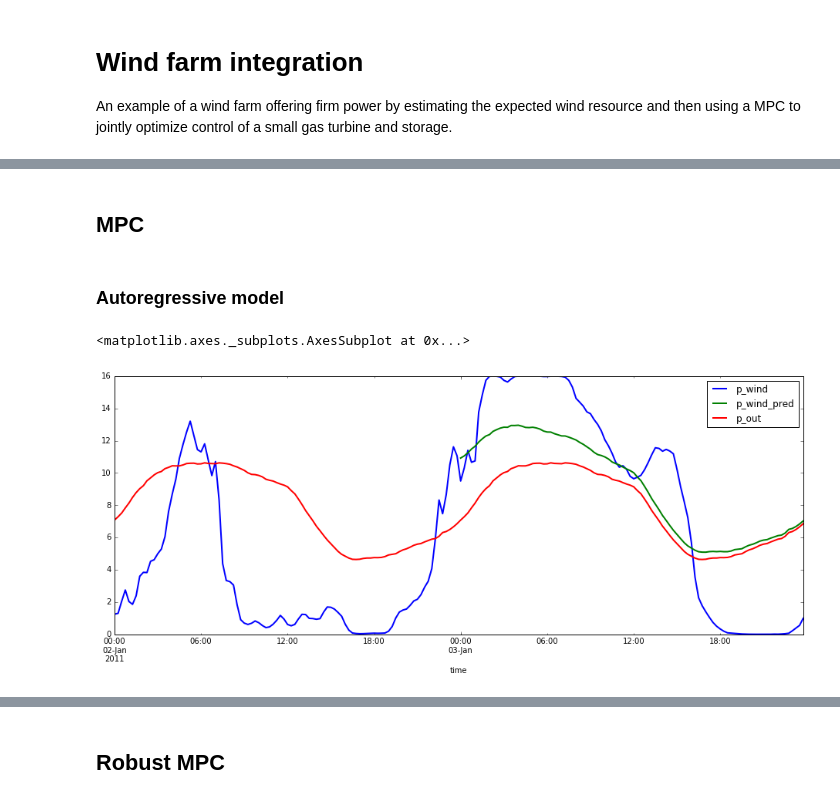
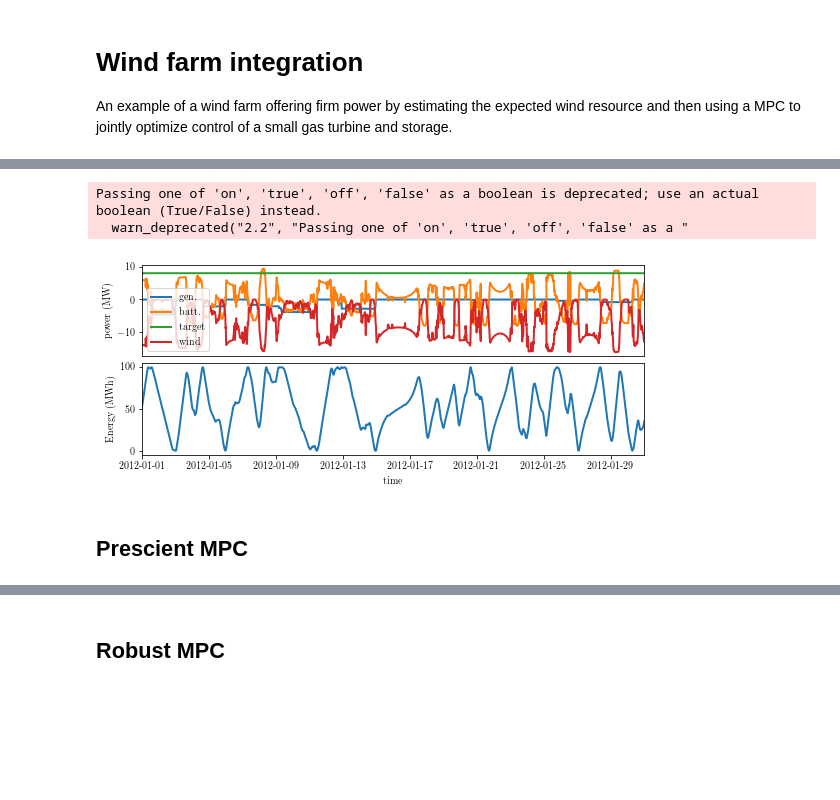
Before and after one commit to cvxgrp/cvxpower, a Jupyter notebook: examples/windfarm.ipynb, the cells around one changed output, grey strips where cells are left out. Drawn from its saved outputs; the diff is of its cells as text; code cells hidden in the pictures; blank space fills up the shorter version.

```diff
--- a/examples/windfarm.ipynb
+++ b/examples/windfarm.ipynb
@@ -57,0 +141,12 @@ plt.ylim([0,16])
+# %%
+target_output_par, wind_power_available_par, initial_storage_par, final_storage_par, final_energy_price, dopf_network = \
+    make_network(T, 1)
+
+target_output_par.value = np.matrix(target_output[:T]).T
+wind_power_available_par.value = np.matrix(p_wind[sim_start_time:sim_end_time]).T
+initial_storage_par.value = np.matrix(initial_storage)
+final_storage_par.value = np.matrix(initial_storage)
+final_energy_price.value = np.matrix(0.)
+
+cost_dopf = dopf_network.problem.solve(solver='ECOS', verbose=True)
+#print(cost_dopf)
@@ -58,32 +226,25 @@ plt.ylim([0,16])
+# %%
+def plot(results, target_output, energy_stored, methodname):
+    ax = results.plot(figsize=(9,3.5), index=target_output.index)
+    plt.subplots_adjust(hspace=0.075)
+    ax[0].set_ylabel('power (MW)')
+    ax[0].set_xlim(['01-01-2012', '01-31-2012'])
+    ax[0].legend(['gen.', 'batt.', 'target', 'wind'], loc='lower left')
+    ax[0].tick_params(axis="x", which="both", bottom="off", top="off",
+                  labelbottom="off", left="off", right="off", labelleft="off")
+    ax[1].clear()
+    ax[1].plot(target_output.index, energy_stored)
+    ax[1].set_ylabel('Energy (MWh)')
+    ax[1].set_xlim(['01-01-2012', '01-31-2012'])
+    plt.xlabel('time')
+    plt.savefig(graphdir+'wind_%s_results.pdf'%methodname)
+# %%
+wind_gen, gas_gen, storage = dopf_network.devices[0:3]
+
+plot(dopf_network.results, baseline[sim_start_time:sim_end_time], storage.energy.value, 'dopf')
+# %% [output]
+Passing one of 'on', 'true', 'off', 'false' as a boolean is deprecated; use an actual boolean (True/False) instead.
+  warn_deprecated("2.2", "Passing one of 'on', 'true', 'off', 'false' as a "
+[figure, added]
 # %% [markdown]
-## MPC
+## Prescient MPC
-# %% [markdown]
-### Autoregressive model
-# %%
-from sklearn import linear_model
-
-H = 4*6
-p_wind_residual = p_wind - p_wind_mean
-X = np.hstack([p_wind_residual.shift(x).fillna(0).reshape(-1,1) for x in xrange(1,H+1)])
-lr = linear_model.RidgeCV()
-lr.fit(X, p_wind_residual)
-
-def predict_wind(t, T):
-    r = np.zeros(T)
-    x = X[t,:]
-    for i in xrange(T):
-        tau = t+i
-        r[i] = lr.predict(x.reshape(1,-1))
-        x = np.hstack((r[i], x[:-1]))
-    return np.maximum(p_wind_mean[t:t+T] + r, 0)
-
-t = 4*24*2
-T = 4*24
-compare = pd.DataFrame(index=p_wind.index)
-compare["p_wind"] = p_wind
-compare["p_wind_pred"] = pd.Series(predict_wind(t, T), index=p_wind.index[t:t+T])
-compare["p_out"] = p_wind_mean
-compare["2011-01-02":"2011-01-03"].plot()
-# %% [output]
-<matplotlib.axes._subplots.AxesSubplot at 0x...>
-[figure, removed]
```
Also changed, not shown: parts of 38 cells of this notebook, 1 other file.
